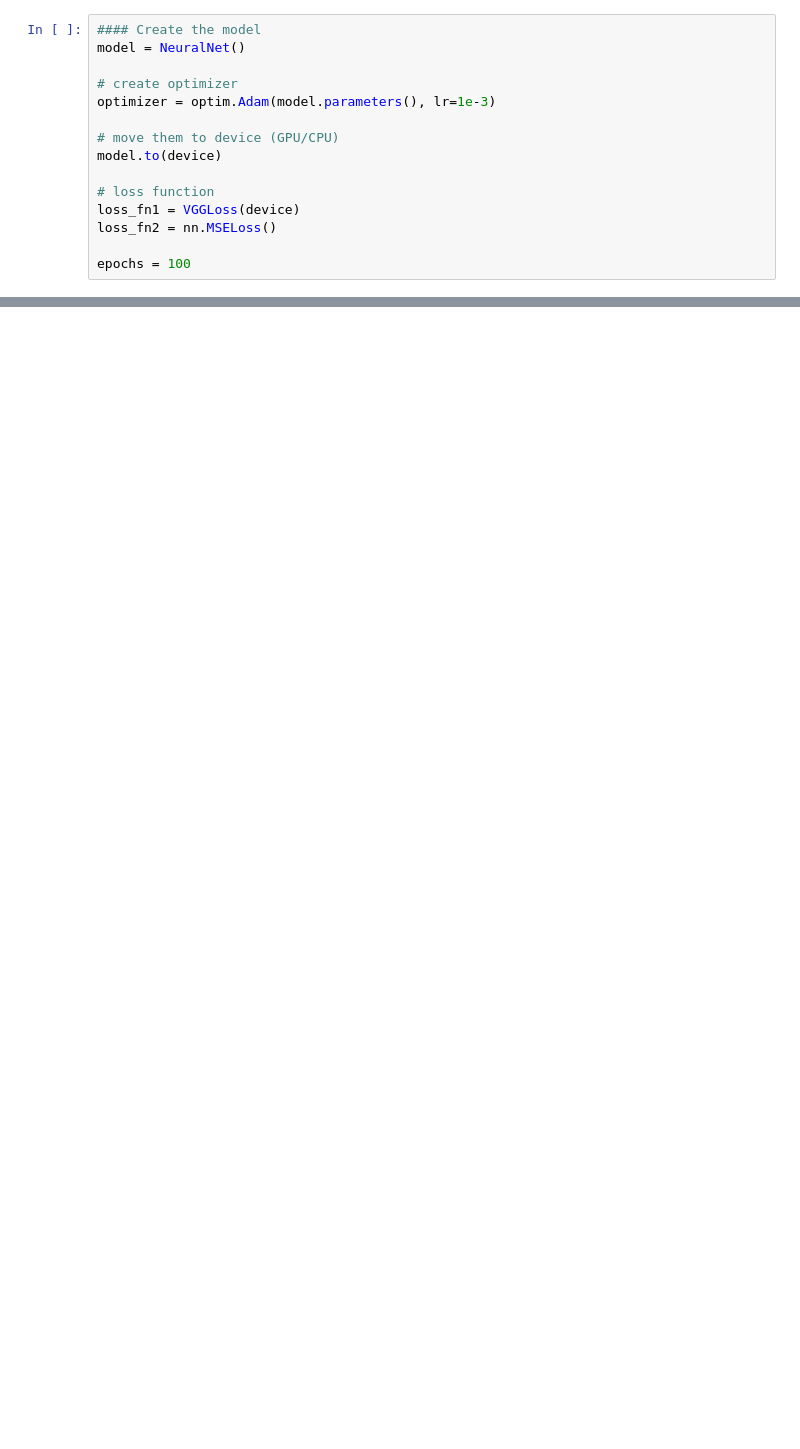
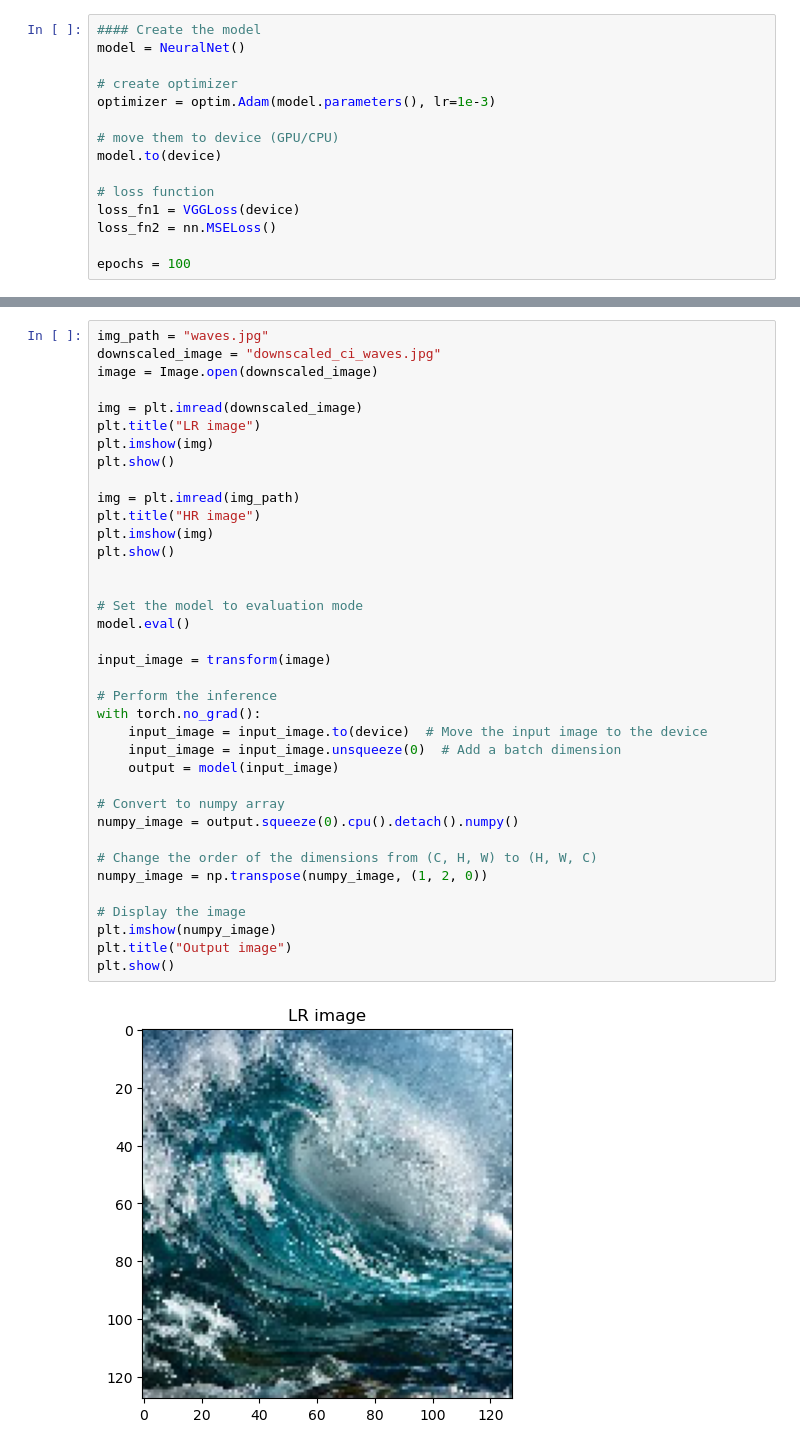
Before and after one commit to HR-Chaos/super-resolution, a Jupyter notebook: run_net.ipynb, the cells around one changed output, grey strips where cells are left out. Cells and saved outputs as stored; diff of their text form; blank space fills up the shorter version.

```diff
--- a/run_net.ipynb
+++ b/run_net.ipynb
@@ -198,0 +253,39 @@ NameError: name 'model' is not defined
+# %%
+img_path = "waves.jpg"
+downscaled_image = "downscaled_ci_waves.jpg"
+image = Image.open(downscaled_image)
+
+img = plt.imread(downscaled_image)
+plt.title("LR image")
+plt.imshow(img)
+plt.show()
+
+img = plt.imread(img_path)
+plt.title("HR image")
+plt.imshow(img)
+plt.show()
+
+
+# Set the model to evaluation mode
+model.eval()
+
+input_image = transform(image)
+
+# Perform the inference
+with torch.no_grad():
+    input_image = input_image.to(device)  # Move the input image to the device
+    input_image = input_image.unsqueeze(0)  # Add a batch dimension
+    output = model(input_image)
+
+# Convert to numpy array
+numpy_image = output.squeeze(0).cpu().detach().numpy()
+
+# Change the order of the dimensions from (C, H, W) to (H, W, C)
+numpy_image = np.transpose(numpy_image, (1, 2, 0))
+
+# Display the image
+plt.imshow(numpy_image)
+plt.title("Output image")
+plt.show()
+# %% [output]
+[figure, added]
```
Also changed, not shown: parts of 7 cells of this notebook, 3 other files.
